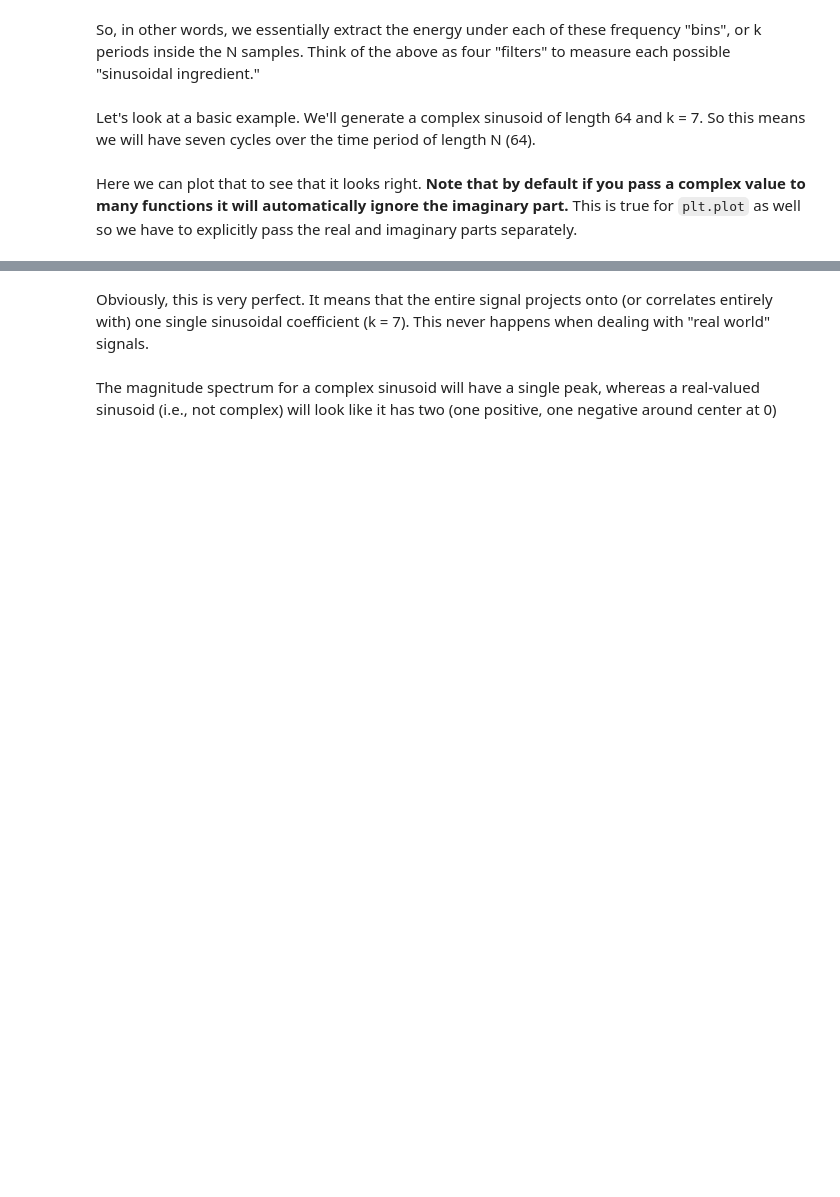
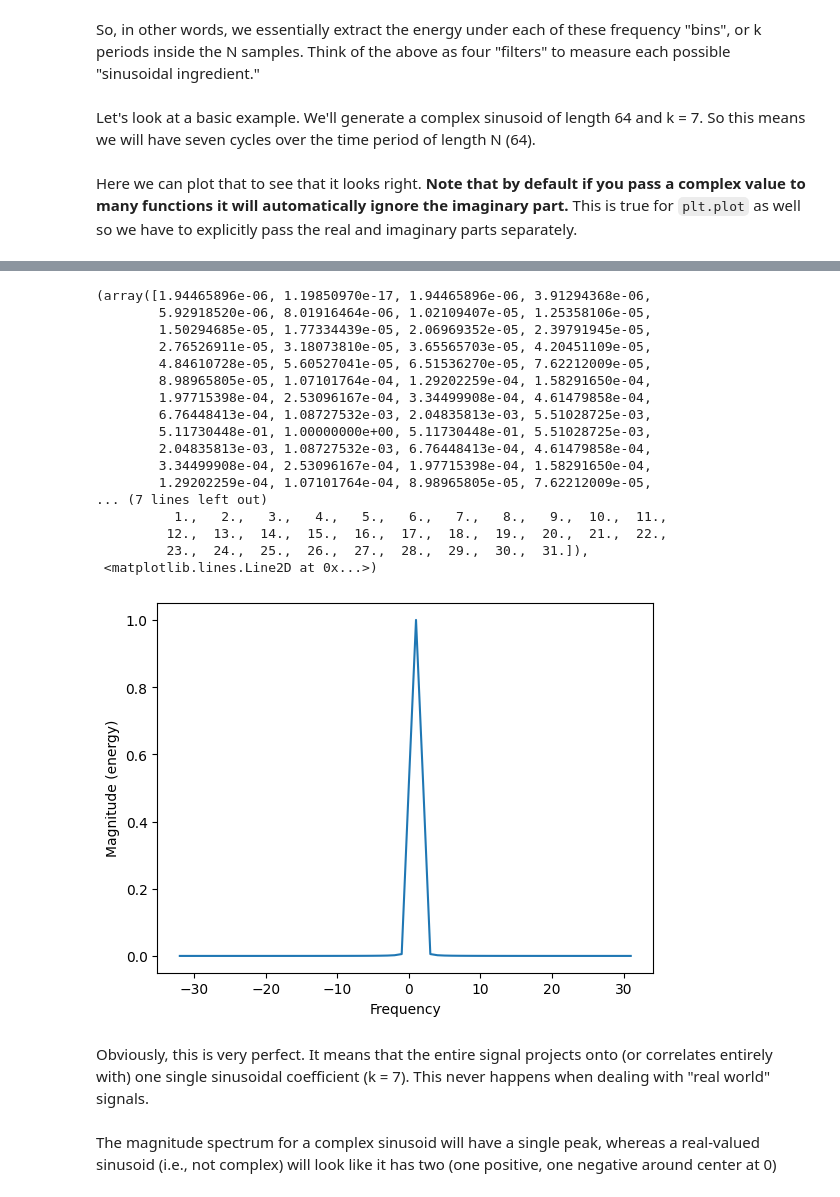
Before and after one commit to adityarpawar1902/AudioTechII, a Jupyter notebook: Lectures-Blank/Lesson10_DFT.ipynb, the cells around one changed output, grey strips where cells are left out. Saved outputs shown, nothing was run; the diff lists cells and outputs as text; code cells hidden in the pictures; blank space fills up the shorter version.

```diff
--- a/Lectures-Blank/Lesson10_DFT.ipynb
+++ b/Lectures-Blank/Lesson10_DFT.ipynb
@@ -272,6 +321,26 @@ Here we can plot that to see that it looks right. **Note that by default if you
 # %%
 # recall pyplot has a "magnitude_spectrum" plotting function we can use for now - it assumes real-valued input
 # notice that it cannot interpret the values of k (x axis) if we do not pass it a sample size. Using the wrong N will give erroneous output.
+plt.magnitude_spectrum(s, Fs=N)
+# %% [output]
+(array([1.94465896e-06, 1.19850970e-17, 1.94465896e-06, 3.91294368e-06,
+        5.92918520e-06, 8.01916464e-06, 1.02109407e-05, 1.25358106e-05,
+        1.50294685e-05, 1.77334439e-05, 2.06969352e-05, 2.39791945e-05,
+        2.76526911e-05, 3.18073810e-05, 3.65565703e-05, 4.20451109e-05,
+        4.84610728e-05, 5.60527041e-05, 6.51536270e-05, 7.62212009e-05,
+        8.98965805e-05, 1.07101764e-04, 1.29202259e-04, 1.58291650e-04,
+        1.97715398e-04, 2.53096167e-04, 3.34499908e-04, 4.61479858e-04,
+        6.76448413e-04, 1.08727532e-03, 2.04835813e-03, 5.51028725e-03,
+        5.11730448e-01, 1.00000000e+00, 5.11730448e-01, 5.51028725e-03,
+        2.04835813e-03, 1.08727532e-03, 6.76448413e-04, 4.61479858e-04,
+        3.34499908e-04, 2.53096167e-04, 1.97715398e-04, 1.58291650e-04,
+        1.29202259e-04, 1.07101764e-04, 8.98965805e-05, 7.62212009e-05,
+... (7 lines left out)
+          1.,   2.,   3.,   4.,   5.,   6.,   7.,   8.,   9.,  10.,  11.,
+         12.,  13.,  14.,  15.,  16.,  17.,  18.,  19.,  20.,  21.,  22.,
+         23.,  24.,  25.,  26.,  27.,  28.,  29.,  30.,  31.]),
+ <matplotlib.lines.Line2D at 0x...>)
+[figure, added]
 # %% [markdown]
 Obviously, this is very perfect. It means that the entire signal projects onto (or correlates entirely with) one single sinusoidal coefficient (k = 7). This never happens when dealing with "real world" signals.
 # %% [markdown]
```
Also changed, not shown: parts of 11 cells of this notebook.
